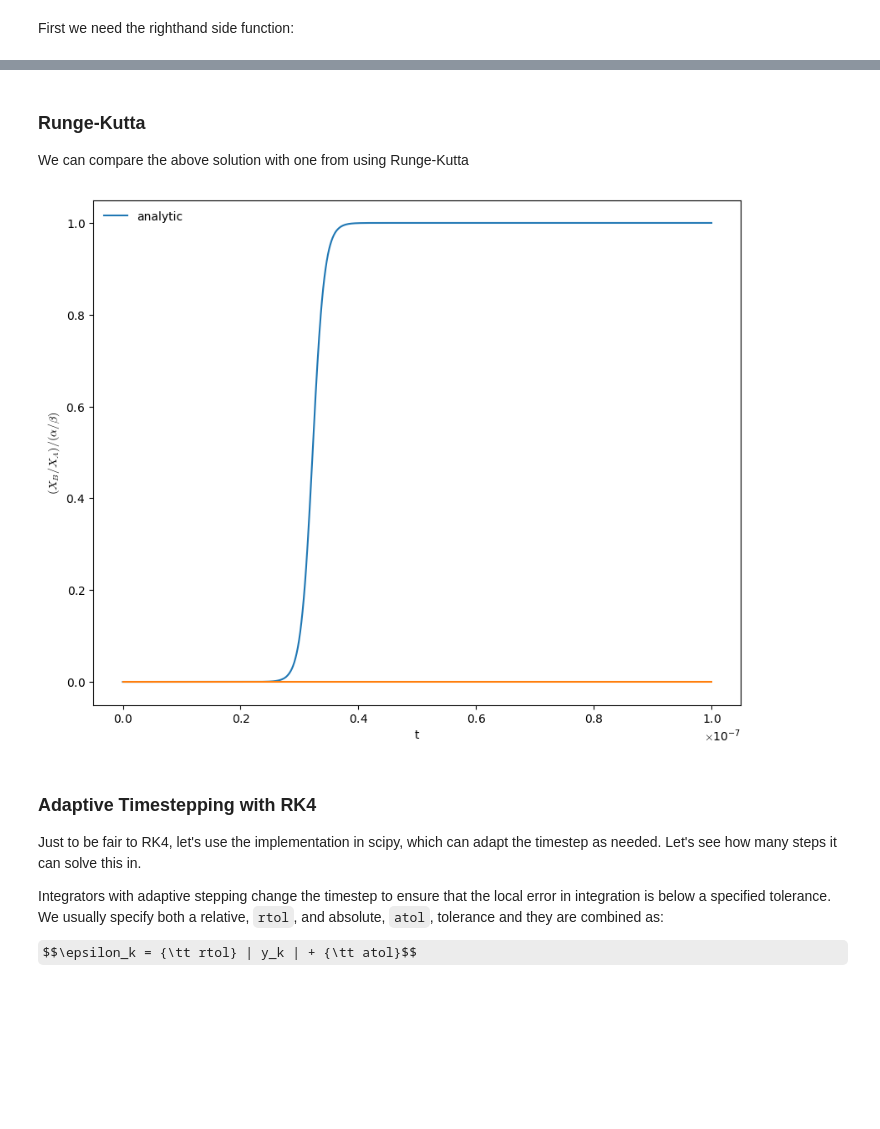
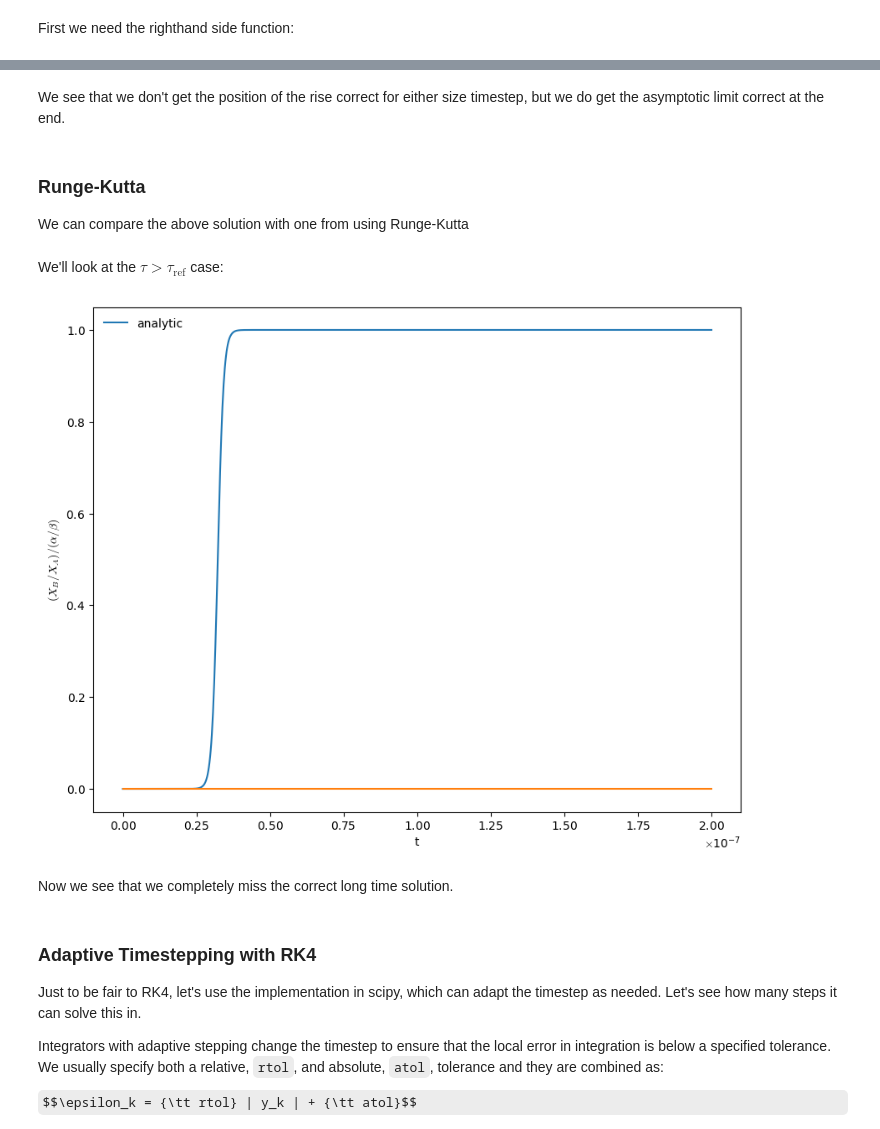
Before and after one commit to zingale/comp_astro_tutorial, a Jupyter notebook: content/reaction_networks/ODEs-implicit-systems.ipynb, the cells around one changed output, grey strips where cells are left out. Drawn from its saved outputs; the diff is of its cells as text; code cells hidden in the pictures; some formulas as TeX source; blank space fills up the shorter version.

```diff
--- a/content/reaction_networks/ODEs-implicit-systems.ipynb
+++ b/content/reaction_networks/ODEs-implicit-systems.ipynb
@@ -145,0 +161,3 @@ fig = plot(t, XA, XB)
+# %%
+t, XA, XB = integrate([1.0, 0.0], 5*tref, 200*tref)
+fig = plot(t, XA, XB)
@@ -146,3 +166,5 @@ fig = plot(t, XA, XB)
+# %% [markdown]
+We see that we don't get the position of the rise correct for either size timestep, but we do get the asymptotic limit correct at the end.
 # %% [markdown]
 ### Runge-Kutta
 
@@ -176,11 +198,15 @@ def rk4_integrate(Y_0, dt, tmax):
         xbout.append(XB)
 
     return np.asarray(tout), np.asarray(xaout), np.asarray(xbout)
+# %% [markdown]
+We'll look at the $\tau > \tau_\mathrm{ref}$ case:
 # %%
-t, XA, XB = rk4_integrate([1.0, 0.0], 5.0*tref, 100*tref)
+t, XA, XB = rk4_integrate([1.0, 0.0], 5.0*tref, 200*tref)
 fig = plot(t, XA, XB)
 # %% [output]
-[figure, old version]
+[figure, new version]
+# %% [markdown]
+Now we see that we completely miss the correct long time solution.
 # %% [markdown]
 ### Adaptive Timestepping with RK4
 
```
Also changed, not shown: parts of 22 cells of this notebook.
